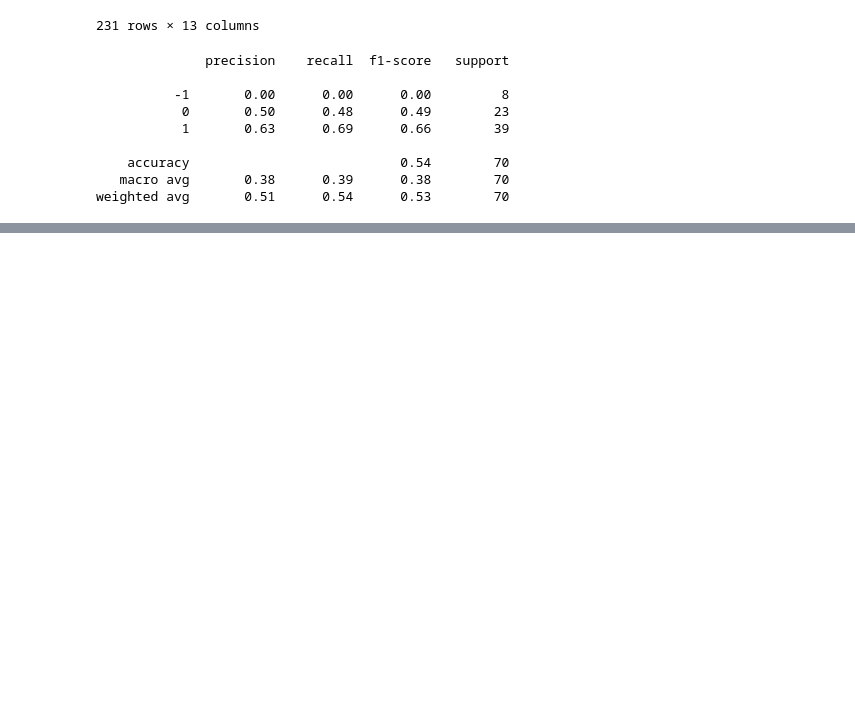
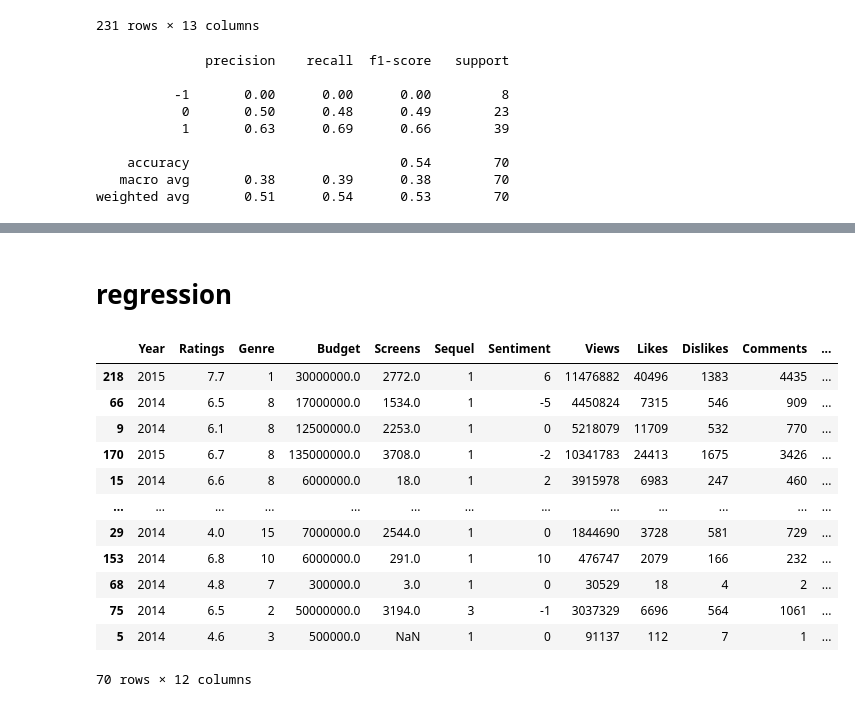
Before and after one commit to captrip/ml-248, a Jupyter notebook: assignment try 1.ipynb, the cells around one changed output, grey strips where cells are left out. Saved outputs shown, nothing was run; the diff lists cells and outputs as text; code cells hidden in the pictures; blank space fills up the shorter version.

```diff
--- a/assignment try 1.ipynb
+++ b/assignment try 1.ipynb
@@ -207,0 +227,18 @@ weighted avg       0.51      0.54      0.53        70
+# %% [markdown]
+# regression
+# %%
+X_test
+# %% [output]
+|  | Year | Ratings | Genre | Budget | Screens | Sequel | Sentiment | Views | Likes | Dislikes | Comments | ... |
+| 218 | 2015 | 7.7 | 1 | 30000000.0 | 2772.0 | 1 | 6 | 11476882 | 40496 | 1383 | 4435 | ... |
+| 66 | 2014 | 6.5 | 8 | 17000000.0 | 1534.0 | 1 | -5 | 4450824 | 7315 | 546 | 909 | ... |
+| 9 | 2014 | 6.1 | 8 | 12500000.0 | 2253.0 | 1 | 0 | 5218079 | 11709 | 532 | 770 | ... |
+| 170 | 2015 | 6.7 | 8 | 135000000.0 | 3708.0 | 1 | -2 | 10341783 | 24413 | 1675 | 3426 | ... |
+| 15 | 2014 | 6.6 | 8 | 6000000.0 | 18.0 | 1 | 2 | 3915978 | 6983 | 247 | 460 | ... |
+| ... | ... | ... | ... | ... | ... | ... | ... | ... | ... | ... | ... | ... |
+| 29 | 2014 | 4.0 | 15 | 7000000.0 | 2544.0 | 1 | 0 | 1844690 | 3728 | 581 | 729 | ... |
+| 153 | 2014 | 6.8 | 10 | 6000000.0 | 291.0 | 1 | 10 | 476747 | 2079 | 166 | 232 | ... |
+| 68 | 2014 | 4.8 | 7 | 300000.0 | 3.0 | 1 | 0 | 30529 | 18 | 4 | 2 | ... |
+| 75 | 2014 | 6.5 | 2 | 50000000.0 | 3194.0 | 3 | -1 | 3037329 | 6696 | 564 | 1061 | ... |
+| 5 | 2014 | 4.6 | 3 | 500000.0 | NaN | 1 | 0 | 91137 | 112 | 7 | 1 | ... |
+70 rows × 12 columns
```
Also changed, not shown: parts of 11 cells of this notebook.
